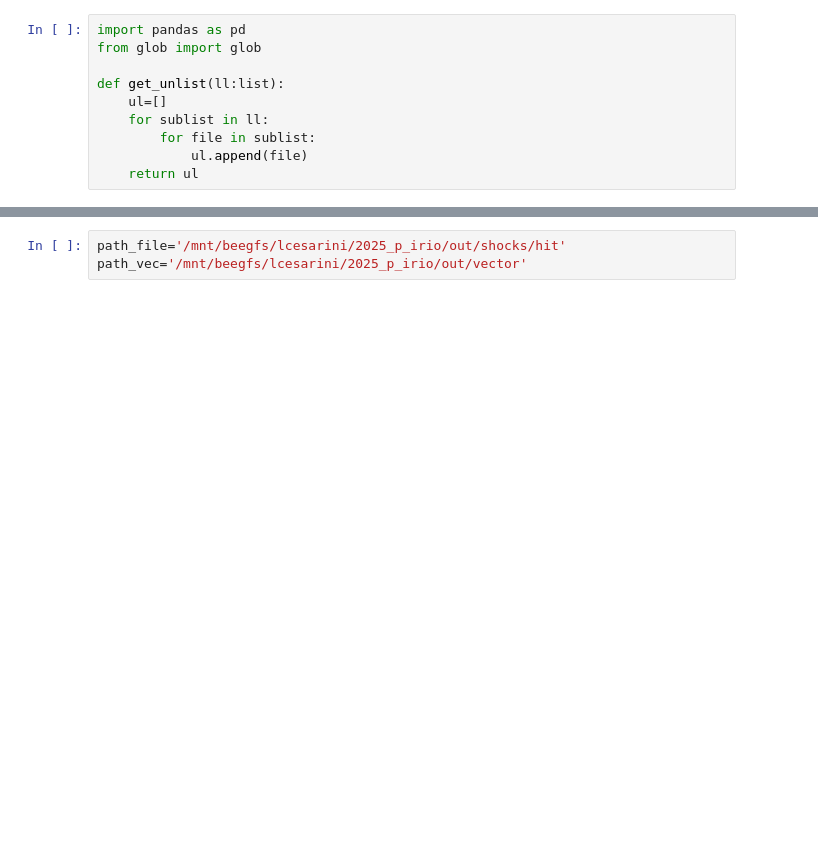
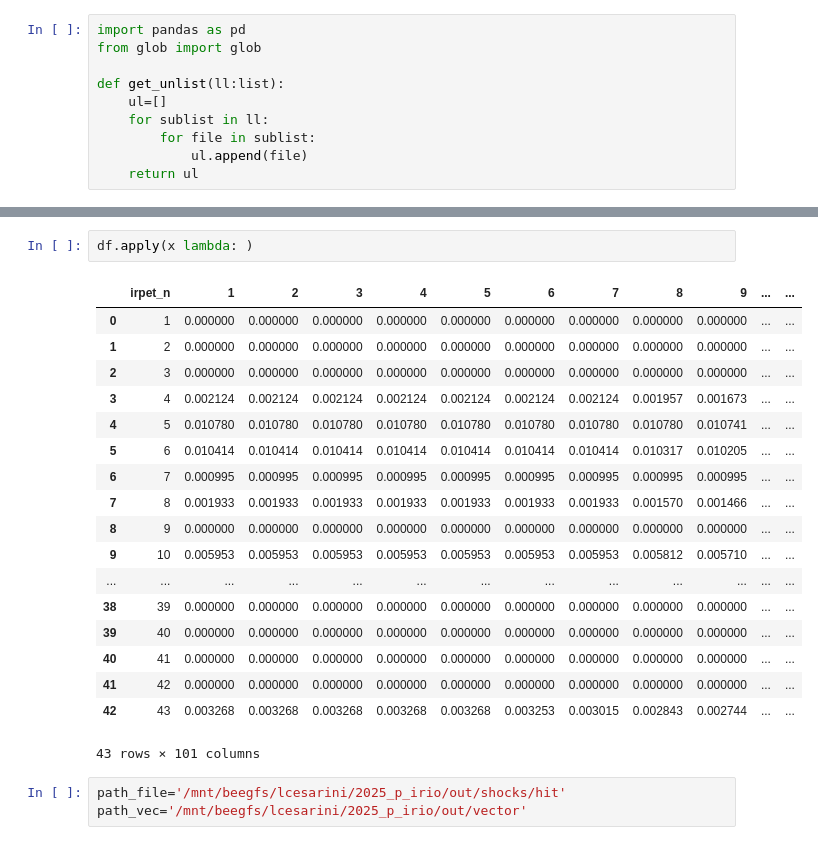
Before and after one commit to luigicesarini/2025_p_irio, a Jupyter notebook: src/shocks/eda.ipynb, the cells around one changed output, grey strips where cells are left out. Saved outputs shown, nothing was run; the diff lists cells and outputs as text; blank space fills up the shorter version.

```diff
--- a/src/shocks/eda.ipynb
+++ b/src/shocks/eda.ipynb
@@ -11,3 +58,24 @@ def get_unlist(ll:list):
+# %%
+df.apply(x lambda: )
+# %% [output]
+|  | irpet_n | 1 | 2 | 3 | 4 | 5 | 6 | 7 | 8 | 9 | ... | ... |
+| 0 | 1 | 0.000000 | 0.000000 | 0.000000 | 0.000000 | 0.000000 | 0.000000 | 0.000000 | 0.000000 | 0.000000 | ... | ... |
+| 1 | 2 | 0.000000 | 0.000000 | 0.000000 | 0.000000 | 0.000000 | 0.000000 | 0.000000 | 0.000000 | 0.000000 | ... | ... |
+| 2 | 3 | 0.000000 | 0.000000 | 0.000000 | 0.000000 | 0.000000 | 0.000000 | 0.000000 | 0.000000 | 0.000000 | ... | ... |
+| 3 | 4 | 0.002124 | 0.002124 | 0.002124 | 0.002124 | 0.002124 | 0.002124 | 0.002124 | 0.001957 | 0.001673 | ... | ... |
+| 4 | 5 | 0.010780 | 0.010780 | 0.010780 | 0.010780 | 0.010780 | 0.010780 | 0.010780 | 0.010780 | 0.010741 | ... | ... |
+| 5 | 6 | 0.010414 | 0.010414 | 0.010414 | 0.010414 | 0.010414 | 0.010414 | 0.010414 | 0.010317 | 0.010205 | ... | ... |
+| 6 | 7 | 0.000995 | 0.000995 | 0.000995 | 0.000995 | 0.000995 | 0.000995 | 0.000995 | 0.000995 | 0.000995 | ... | ... |
+| 7 | 8 | 0.001933 | 0.001933 | 0.001933 | 0.001933 | 0.001933 | 0.001933 | 0.001933 | 0.001570 | 0.001466 | ... | ... |
+| 8 | 9 | 0.000000 | 0.000000 | 0.000000 | 0.000000 | 0.000000 | 0.000000 | 0.000000 | 0.000000 | 0.000000 | ... | ... |
+| 9 | 10 | 0.005953 | 0.005953 | 0.005953 | 0.005953 | 0.005953 | 0.005953 | 0.005953 | 0.005812 | 0.005710 | ... | ... |
+| ... | ... | ... | ... | ... | ... | ... | ... | ... | ... | ... | ... | ... |
+| 38 | 39 | 0.000000 | 0.000000 | 0.000000 | 0.000000 | 0.000000 | 0.000000 | 0.000000 | 0.000000 | 0.000000 | ... | ... |
+| 39 | 40 | 0.000000 | 0.000000 | 0.000000 | 0.000000 | 0.000000 | 0.000000 | 0.000000 | 0.000000 | 0.000000 | ... | ... |
+| 40 | 41 | 0.000000 | 0.000000 | 0.000000 | 0.000000 | 0.000000 | 0.000000 | 0.000000 | 0.000000 | 0.000000 | ... | ... |
+| 41 | 42 | 0.000000 | 0.000000 | 0.000000 | 0.000000 | 0.000000 | 0.000000 | 0.000000 | 0.000000 | 0.000000 | ... | ... |
+| 42 | 43 | 0.003268 | 0.003268 | 0.003268 | 0.003268 | 0.003268 | 0.003253 | 0.003015 | 0.002843 | 0.002744 | ... | ... |
+43 rows × 101 columns
 # %%
 path_file='/mnt/beegfs/lcesarini/2025_p_irio/out/shocks/hit'
 path_vec='/mnt/beegfs/lcesarini/2025_p_irio/out/vector'
```
Also changed, not shown: parts of 3 cells of this notebook, 7 other files.
